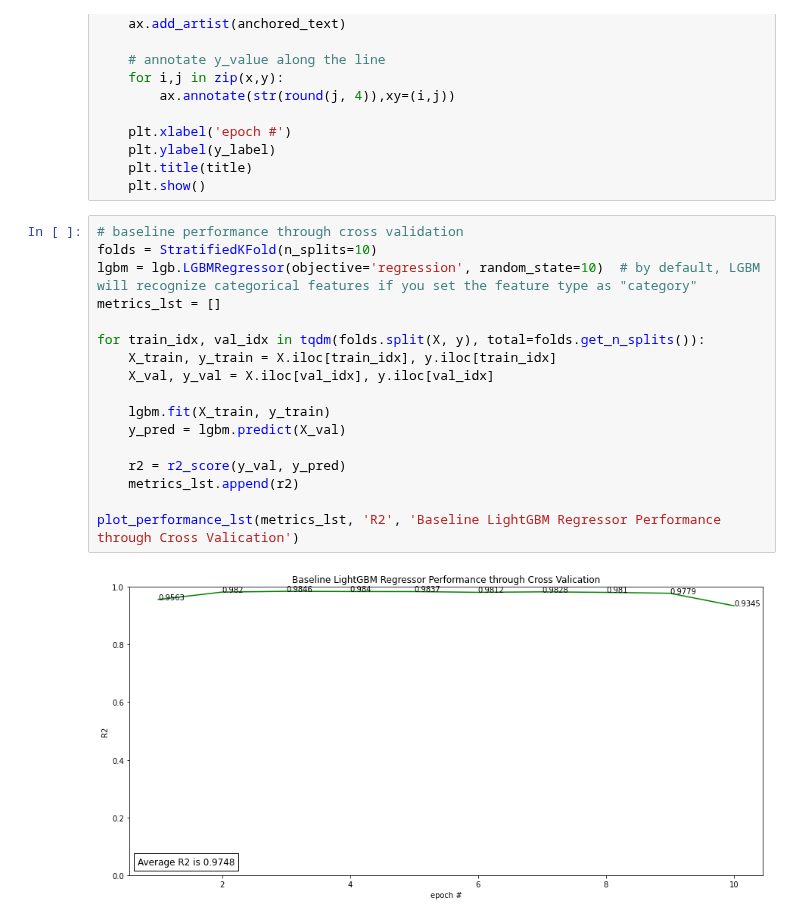
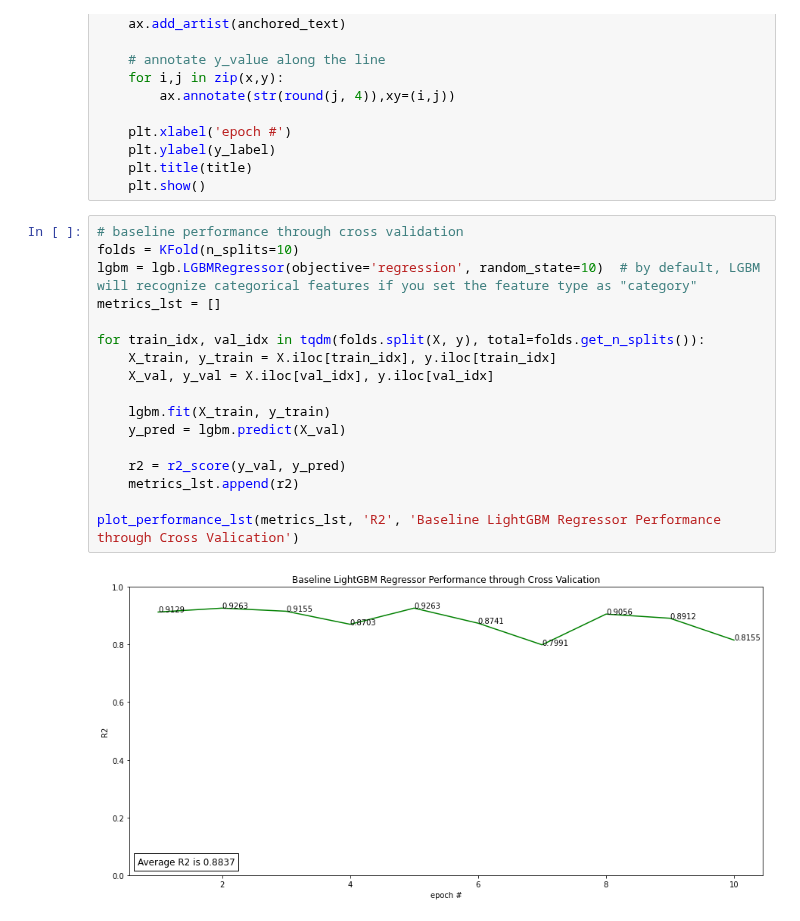
Before and after one commit to lady-h-world/My_Garden, a Jupyter notebook: code/queen_lotus/lgbm_regression_baseline.ipynb, the cells around one changed output. Cells and saved outputs as stored; diff of their text form.

```diff
--- a/code/queen_lotus/lgbm_regression_baseline.ipynb
+++ b/code/queen_lotus/lgbm_regression_baseline.ipynb
@@ -63,20 +60,20 @@ def plot_performance_lst(performance_lst, y_label, title):
     plt.show()
 # %%
 # baseline performance through cross validation
-folds = StratifiedKFold(n_splits=10)
+folds = KFold(n_splits=10)
 lgbm = lgb.LGBMRegressor(objective='regression', random_state=10)  # by default, LGBM will recognize categorical features if you set the feature type as "category"
 metrics_lst = []
 
 for train_idx, val_idx in tqdm(folds.split(X, y), total=folds.get_n_splits()):
     X_train, y_train = X.iloc[train_idx], y.iloc[train_idx]
     X_val, y_val = X.iloc[val_idx], y.iloc[val_idx]
 
     lgbm.fit(X_train, y_train)
     y_pred = lgbm.predict(X_val)
 
     r2 = r2_score(y_val, y_pred)
     metrics_lst.append(r2)
 
 plot_performance_lst(metrics_lst, 'R2', 'Baseline LightGBM Regressor Performance through Cross Valication')
 # %% [output]
-[figure, old version]
+[figure, new version]
```
Also changed, not shown: parts of 2 cells of this notebook, 1 other file.
